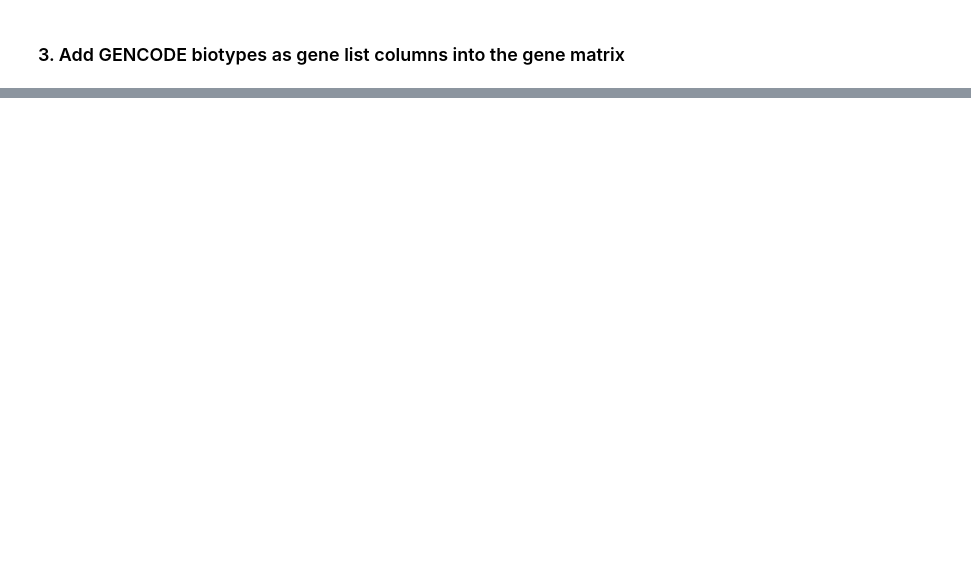
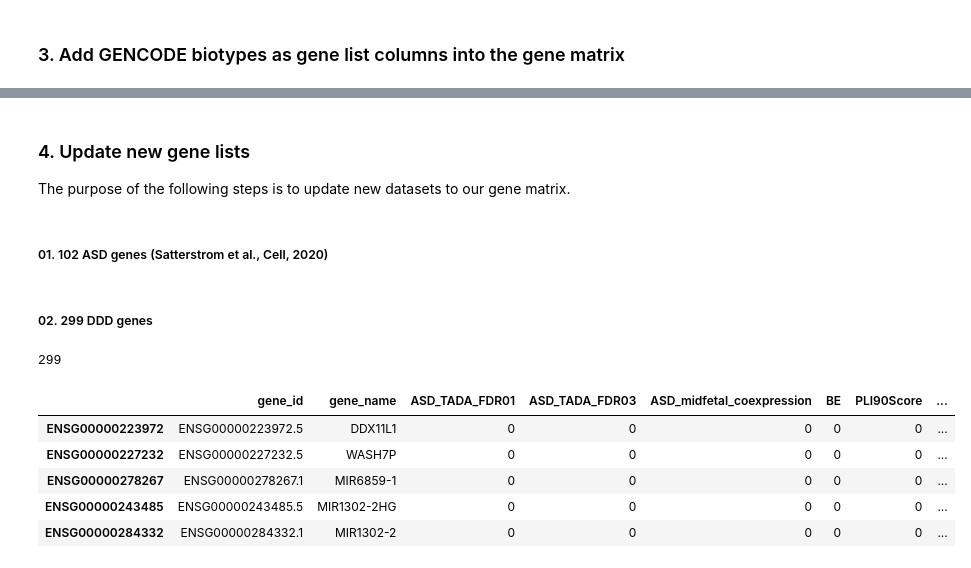
Before and after one commit to joonan-lab/gene-mat-recipe, a Jupyter notebook: src/recipe.ipynb, the cells around one changed output, grey strips where cells are left out. Saved outputs shown, nothing was run; the diff lists cells and outputs as text; code cells hidden in the pictures; blank space fills up the shorter version.

```diff
--- a/src/recipe.ipynb
+++ b/src/recipe.ipynb
@@ -233,0 +237,46 @@ gene_mat_df.head()
+# %% [markdown]
+### 4. Update new gene lists
+The purpose of the following steps is to update new datasets to our gene matrix.
+# %% [markdown]
+##### 01. 102 ASD genes (Satterstrom et al., Cell, 2020)
+# %%
+# Load the dataset
+asd_gene_list_path = os.path.join(project_dir, path_dict['ASD'])
+asd_df = pd.read_excel(asd_gene_list_path, sheet_name='102_ASD')
+asd_df.dropna(inplace=True)
+
+# Find the 102 ASD genes from the genes of the gene matrix
+asd_gene_set = set(asd_df['ensembl_gene_id'].values)
+is_asd_gene = np.vectorize(lambda gene_id: 1 if gene_id in asd_gene_set else 0)(gene_mat_df.index.values)
+
+# Update the gene list to the gene matrix
+asd_colname = gene_list_name_dict['ASD']
+gene_mat_df[asd_colname] = is_asd_gene
+gene_mat_df.head()
+# %% [markdown]
+##### 02. 299 DDD genes
+# %%
+# Load the dataset
+ddd_gene_list_path = os.path.join(project_dir, path_dict['DDD'])
+ddd_df = pd.read_excel(ddd_gene_list_path, sheet_name='kaplanis_samocha_denovoWEST_res')
+ddd_df = ddd_df[ddd_df['significant'] == True]  # Leave only significant genes
+ddd_df = ddd_df.astype({'hgnc_id': 'int64'})
+
+# FInd the 299 DDD genes from the genes of the gene matrix
+ddd_hgnc_ids = np.vectorize(lambda x: f'HGNC:{x}')(ddd_df['hgnc_id'].values)
+ddd_hgnc_id_set = set(ddd_hgnc_ids)
+gene_id_to_hgnc_id = {gene_id: gene_to_attr_dict[gene_id].get('hgnc_id') for gene_id in gene_to_attr_dict}
+is_ddd_gene = np.vectorize(lambda gene_id: 1 if gene_id_to_hgnc_id[gene_id] in ddd_hgnc_id_set else 0)(gene_mat_df.index.values)
+
+# Update the gene list to the gene matrix
+ddd_colname = gene_list_name_dict['DDD']
+gene_mat_df[ddd_colname] = is_ddd_gene
+gene_mat_df.head()
+# %% [output]
+299
+|  | gene_id | gene_name | ASD_TADA_FDR01 | ASD_TADA_FDR03 | ASD_midfetal_coexpression | BE | PLI90Score | ... |
+| ENSG00000223972 | ENSG00000223972.5 | DDX11L1 | 0 | 0 | 0 | 0 | 0 | ... |
+| ENSG00000227232 | ENSG00000227232.5 | WASH7P | 0 | 0 | 0 | 0 | 0 | ... |
+| ENSG00000278267 | ENSG00000278267.1 | MIR6859-1 | 0 | 0 | 0 | 0 | 0 | ... |
+| ENSG00000243485 | ENSG00000243485.5 | MIR1302-2HG | 0 | 0 | 0 | 0 | 0 | ... |
+| ENSG00000284332 | ENSG00000284332.1 | MIR1302-2 | 0 | 0 | 0 | 0 | 0 | ... |
```
Also changed, not shown: parts of 11 cells of this notebook.
